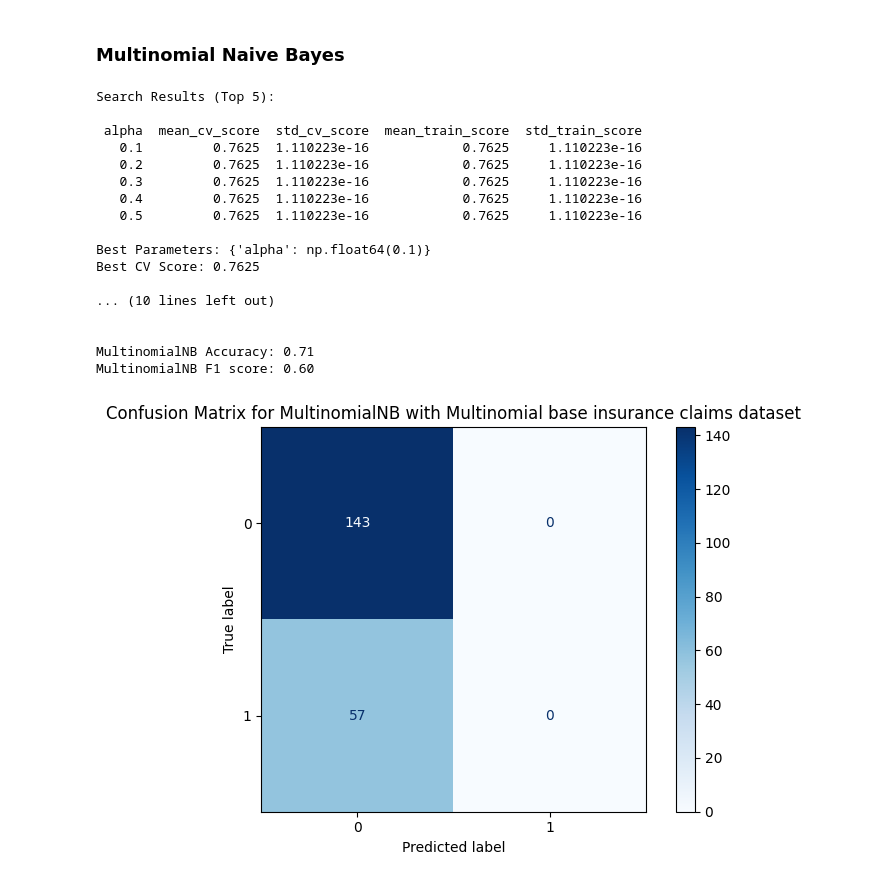
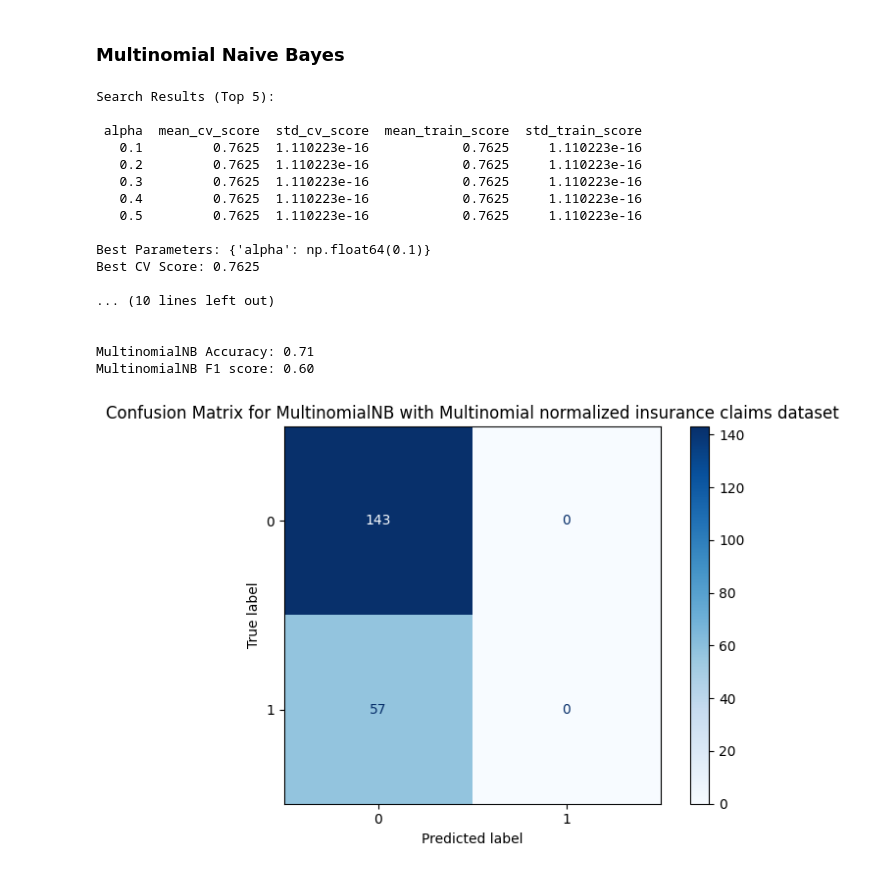
Before and after one commit to jtvon/799S-Data-Science-Capstone, a Jupyter notebook: Week-13-jupyter-notebook.ipynb, the cells around one changed output. Saved outputs shown, nothing was run; the diff lists cells and outputs as text; code cells hidden in the pictures.

```diff
--- a/Week-13-jupyter-notebook.ipynb
+++ b/Week-13-jupyter-notebook.ipynb
@@ -66,7 +64,7 @@ def encoding(df_or_series, cat_cols: list = None, one_hot: bool = False):
     else:
         raise ValueError("Input must be a pandas DataFrame or Series.")
 # %%
-def load_and_split_data(file_path: str, target_col: str = None, one_hot: bool = False, test_size: float = 0.2, random_state: int = 0, scaling: str = None):
+def load_and_split_data(file_path: str, target_col: str = None, one_hot: bool = False, test_size: float = 0.2, random_state: int = 0, scaling: str = None, sampling: str = None):
     """
     Loads data, encodes categorical features, splits into train/test, and scales features.
 
@@ -102,12 +100,24 @@ def load_and_split_data(file_path: str, target_col: str = None, one_hot: bool =
         else:
             y_encoded = y
 
-
-
     # Split
     X_train, X_test, y_train, y_test = train_test_split(
         X_encoded, y_encoded, test_size=test_size, random_state=random_state
     )
+
+     # Optional sampling (TRAIN ONLY)
+    if sampling is not None:
+        sampler = None
+        if sampling.lower() == 'smote':
+            sampler = SMOTE(random_state=random_state, sampling_strategy='auto')
+        else:
+            raise ValueError("sampling must be one of: None, 'smote'.")
+
+        X_train_res, y_train_res = sampler.fit_resample(X_train, y_train)
+
+        # Rebuild DataFrame / Series
+        X_train = pd.DataFrame(X_train_res, columns=X_train.columns)
+        y_train = pd.Series(y_train_res, name=target_col)
 
     # Reset indices
     X_train = X_train.reset_index(drop=True)
@@ -355,32 +455,32 @@ grid_best_params_mnb_base, grid_cv_score_mnb_base = gridsearchcv(
 
 print()
 
 # Evaluate the mnb base model
 base_ins_mnb_model, base_ins_mnb_pred, base_ins_mnb_results = classifier_model(
-    "Multinomial base insurance claims dataset",
+    "Multinomial normalized insurance claims dataset",
     MultinomialNB,
     X_train_ins_norm,
     y_train_ins_norm,
     X_test_ins_norm,
     y_test_ins_norm,
     **grid_best_params_mnb_base
 )
 # %% [output]
 Search Results (Top 5):
 
  alpha  mean_cv_score  std_cv_score  mean_train_score  std_train_score
    0.1         0.7625  1.110223e-16            0.7625     1.110223e-16
    0.2         0.7625  1.110223e-16            0.7625     1.110223e-16
    0.3         0.7625  1.110223e-16            0.7625     1.110223e-16
    0.4         0.7625  1.110223e-16            0.7625     1.110223e-16
    0.5         0.7625  1.110223e-16            0.7625     1.110223e-16
 
 Best Parameters: {'alpha': np.float64(0.1)}
 Best CV Score: 0.7625
 
 ... (10 lines left out)
 
 
 MultinomialNB Accuracy: 0.71
 MultinomialNB F1 score: 0.60
-[figure, old version]
+[figure, new version]
```
Also changed, not shown: parts of 6 cells of this notebook, 1 other file.
